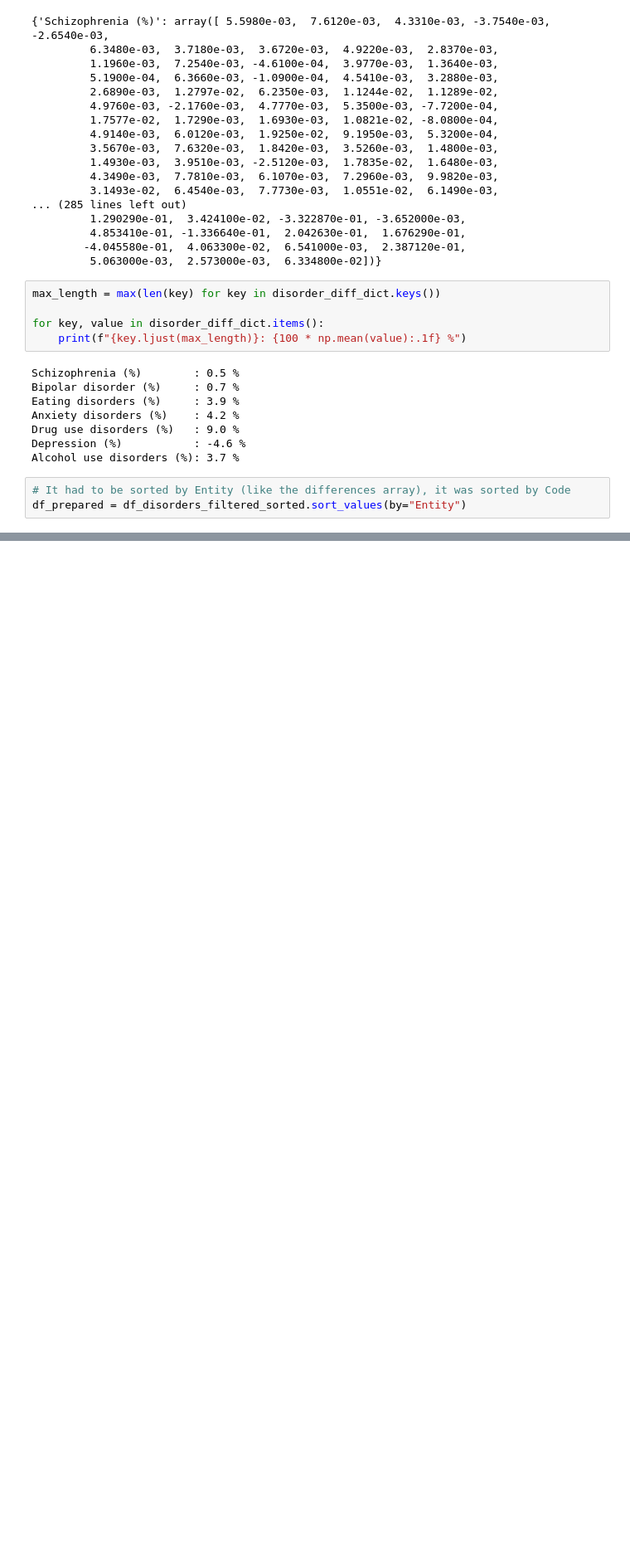
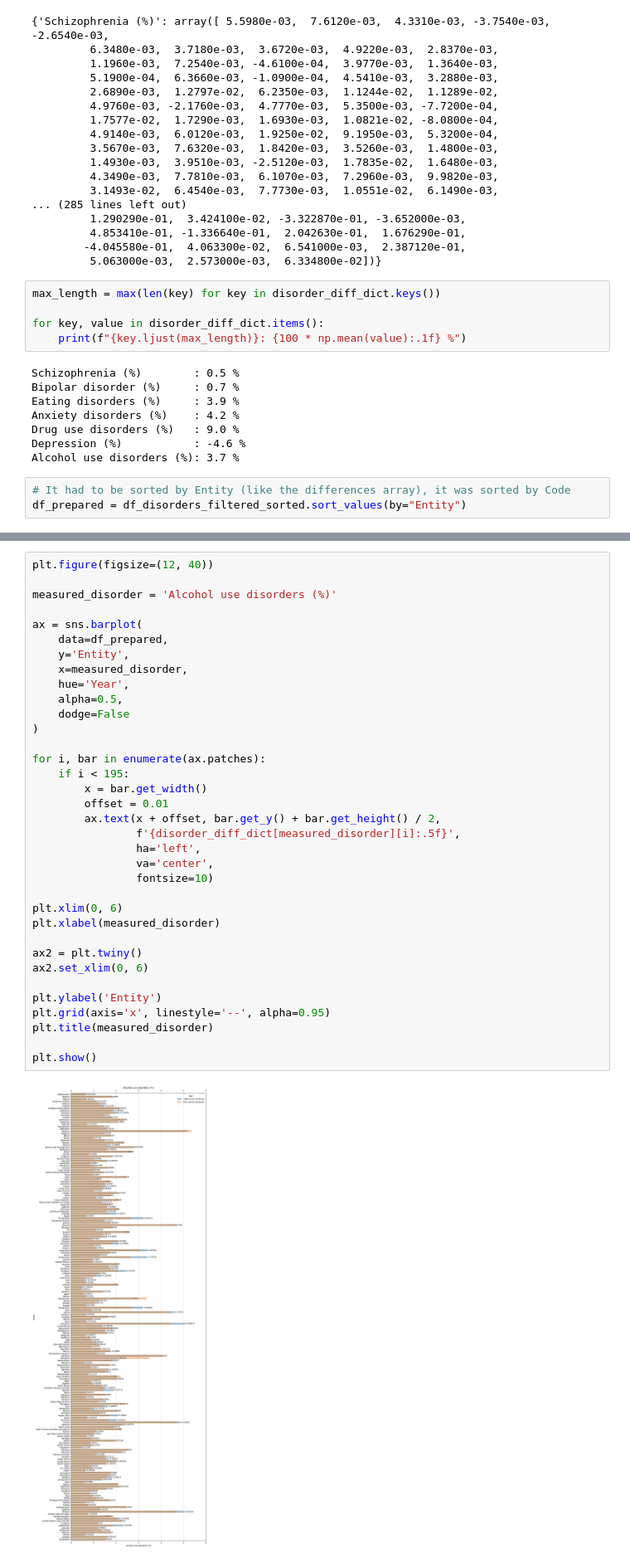
Before and after one commit to supernauth/mental_health_disorder, a Jupyter notebook: mental_health_disorder.ipynb, the cells around one changed output, grey strips where cells are left out. Shown at 83% size. Cells and saved outputs as stored; diff of their text form; blank space fills up the shorter version.

```diff
--- a/mental_health_disorder.ipynb
+++ b/mental_health_disorder.ipynb
@@ -602,0 +625,37 @@ plt.show()
+# %%
+plt.figure(figsize=(12, 40))
+
+measured_disorder = 'Alcohol use disorders (%)'
+
+ax = sns.barplot(
+    data=df_prepared,
+    y='Entity',
+    x=measured_disorder,
+    hue='Year',
+    alpha=0.5,
+    dodge=False
+)
+
+for i, bar in enumerate(ax.patches):
+    if i < 195:
+        x = bar.get_width()
+        offset = 0.01
+        ax.text(x + offset, bar.get_y() + bar.get_height() / 2,
+                f'{disorder_diff_dict[measured_disorder][i]:.5f}',
+                ha='left',
+                va='center',
+                fontsize=10)
+
+plt.xlim(0, 6)
+plt.xlabel(measured_disorder)
+
+ax2 = plt.twiny()
+ax2.set_xlim(0, 6)
+
+plt.ylabel('Entity')
+plt.grid(axis='x', linestyle='--', alpha=0.95)
+plt.title(measured_disorder)
+
+plt.show()
+# %% [output]
+[figure, added]
```
Also changed, not shown: parts of 2 cells of this notebook.
